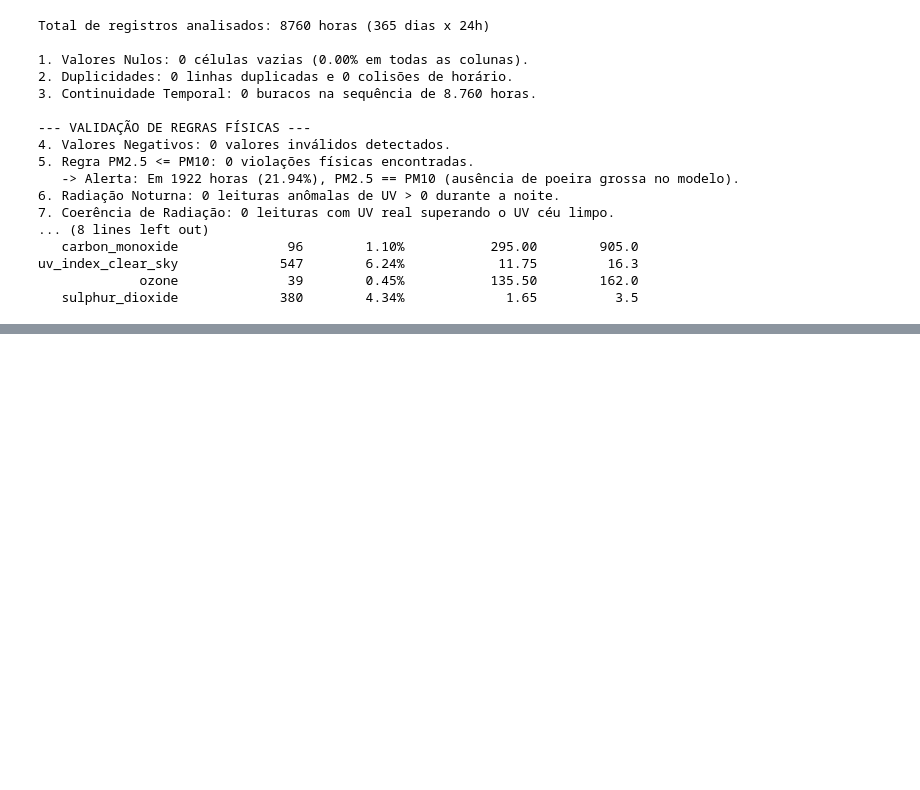
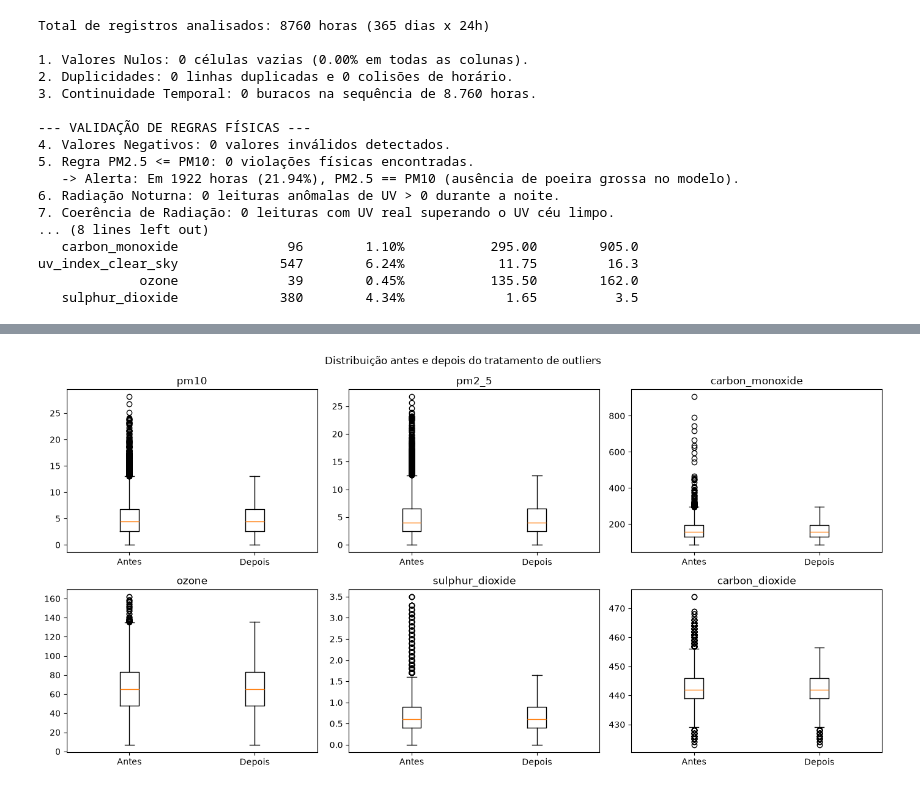
Before and after one commit to fdasilvapa/data-science-2026-2, a Jupyter notebook: DataScience_MeioAmbiente.ipynb, the cells around one changed output, grey strips where cells are left out. Cells and saved outputs as stored; diff of their text form; code cells hidden in the pictures; blank space fills up the shorter version.

```diff
--- a/DataScience_MeioAmbiente.ipynb
+++ b/DataScience_MeioAmbiente.ipynb
@@ -206,0 +205,93 @@ uv_index_clear_sky             547        6.24%            11.75         16.3
+# %%
+# Aplicação da limpeza do pilar do grupo, mostrando antes e depois
+
+df_antes = df.copy()
+df_limpo = df.copy()
+colunas_num = df_limpo.select_dtypes(include=["float64", "int64"]).columns
+
+# ------------------------------------------------------------------------------
+# 1. Integridade básica: duplicatas, nulos e continuidade temporal
+#    (o bloco anterior não encontrou problemas, mas a limpeza é aplicada de forma defensiva)
+# ------------------------------------------------------------------------------
+df_limpo = df_limpo.drop_duplicates()
+df_limpo = df_limpo.drop_duplicates(subset="time", keep="first")
+df_limpo = df_limpo.sort_values("time").reset_index(drop=True)
+# Nulos: interpolação linear no tempo (série contínua horária)
+df_limpo[colunas_num] = df_limpo[colunas_num].interpolate(method="linear", limit_direction="both")
+
+# ------------------------------------------------------------------------------
+# 2. Regras físicas: negativos, PM2.5 > PM10, UV noturno e UV > céu limpo
+# ------------------------------------------------------------------------------
+df_limpo[colunas_num] = df_limpo[colunas_num].clip(lower=0)
+df_limpo["pm2_5"] = df_limpo["pm2_5"].clip(upper=df_limpo["pm10"])
+noite = (df_limpo["time"].dt.hour >= 20) | (df_limpo["time"].dt.hour <= 4)
+df_limpo.loc[noite, "uv_index"] = 0
+df_limpo["uv_index"] = df_limpo["uv_index"].clip(upper=df_limpo["uv_index_clear_sky"])
+
+# ------------------------------------------------------------------------------
+# 3. Outliers (IQR): winsorização, limitando ao teto Q3 + 1.5*IQR em vez de remover linhas.
+#    Remover apagaria horas inteiras da série; além disso, picos de poluição
+#    (ex.: queimadas) podem ser reais, então apenas suavizamos o extremo.
+#    Os limites são calculados sobre os dados ANTES da limpeza.
+# ------------------------------------------------------------------------------
+#    Exceções: 'dust' (Q3 = 0, o teto zeraria a poeira) e as colunas de UV (zero à noite,
+#    então o IQR marca o UV normal do meio-dia como outlier). Esses "outliers" são falsos positivos.
+cols_outlier = [c for c in colunas_num if c not in ("dust", "uv_index", "uv_index_clear_sky")]
+for col in cols_outlier:
+    q1, q3 = df_antes[col].quantile([0.25, 0.75])
+    teto = q3 + 1.5 * (q3 - q1)
+    df_limpo[col] = df_limpo[col].clip(upper=teto)
+
+# ------------------------------------------------------------------------------
+# 4. PM2.5 == PM10: característica do modelo CAMS (sem poeira grossa), não erro de dado.
+#    Os valores NÃO são alterados; as linhas são apenas sinalizadas em uma nova coluna.
+# ------------------------------------------------------------------------------
+df_limpo["pm_igual"] = (df_antes["pm2_5"] == df_antes["pm10"]).values  # calculado nos dados originais
+qtd_igual = int(df_limpo["pm_igual"].sum())
+print(f"PM2.5 == PM10 sinalizado em {qtd_igual} horas ({qtd_igual / len(df_limpo) * 100:.2f}%), valores mantidos.\n")
+
+# ------------------------------------------------------------------------------
+# ANTES x DEPOIS
+# ------------------------------------------------------------------------------
+def resumo(d, ref):
+    noite_d = (d["time"].dt.hour >= 20) | (d["time"].dt.hour <= 4)
+    r = {
+        "Total de linhas": len(d),
+        "Valores nulos": int(d.isnull().sum().sum()),
+        "Linhas duplicadas": int(d.duplicated().sum()),
+        "Horários duplicados": int(d["time"].duplicated().sum()),
+        "Buracos temporais": int((d["time"].diff()[1:] != pd.Timedelta(hours=1)).sum()),
+        "Valores negativos": int((d[colunas_num] < 0).sum().sum()),
+        "Violações PM2.5 > PM10": int((d["pm2_5"] > d["pm10"]).sum()),
+        "UV noturno > 0": int((d.loc[noite_d, "uv_index"] > 0).sum()),
+        "UV > UV céu limpo": int((d["uv_index"] > d["uv_index_clear_sky"]).sum()),
+    }
+    for col in colunas_num:
+        q1, q3 = ref[col].quantile([0.25, 0.75])
+        r[f"Outliers {col}"] = int((d[col] > q3 + 1.5 * (q3 - q1)).sum())
+    return pd.Series(r)
+
+comparacao = pd.DataFrame({"Antes": resumo(df_antes, df_antes), "Depois": resumo(df_limpo, df_antes)})
+comparacao["Corrigidos"] = comparacao["Antes"] - comparacao["Depois"]
+display(comparacao)
+
+print("\n=== PICO MÁXIMO POR VARIÁVEL (antes x depois) ===")
+display(pd.DataFrame({"Máx. antes": df_antes[colunas_num].max().round(2),
+                      "Máx. depois": df_limpo[colunas_num].max().round(2),
+                      "Média antes": df_antes[colunas_num].mean().round(2),
+                      "Média depois": df_limpo[colunas_num].mean().round(2)}))
+
+# ------------------------------------------------------------------------------
+# BOXPLOTS ANTES x DEPOIS (variáveis em que os outliers foram tratados)
+# ------------------------------------------------------------------------------
+import matplotlib.pyplot as plt
+
+fig, axes = plt.subplots(2, 3, figsize=(14, 7))
+for ax, col in zip(axes.flat, ["pm10", "pm2_5", "carbon_monoxide", "ozone", "sulphur_dioxide", "carbon_dioxide"]):
+    ax.boxplot([df_antes[col], df_limpo[col]])
+    ax.set_xticks([1, 2], ["Antes", "Depois"])
+    ax.set_title(col)
+fig.suptitle("Distribuição antes e depois do tratamento de outliers")
+plt.tight_layout()
+plt.show()
+# %% [output]
@@ -206,0 +327 @@ uv_index_clear_sky             547        6.24%            11.75         16.3
+[figure, added]
```
Also changed, not shown: parts of 2 cells of this notebook.
